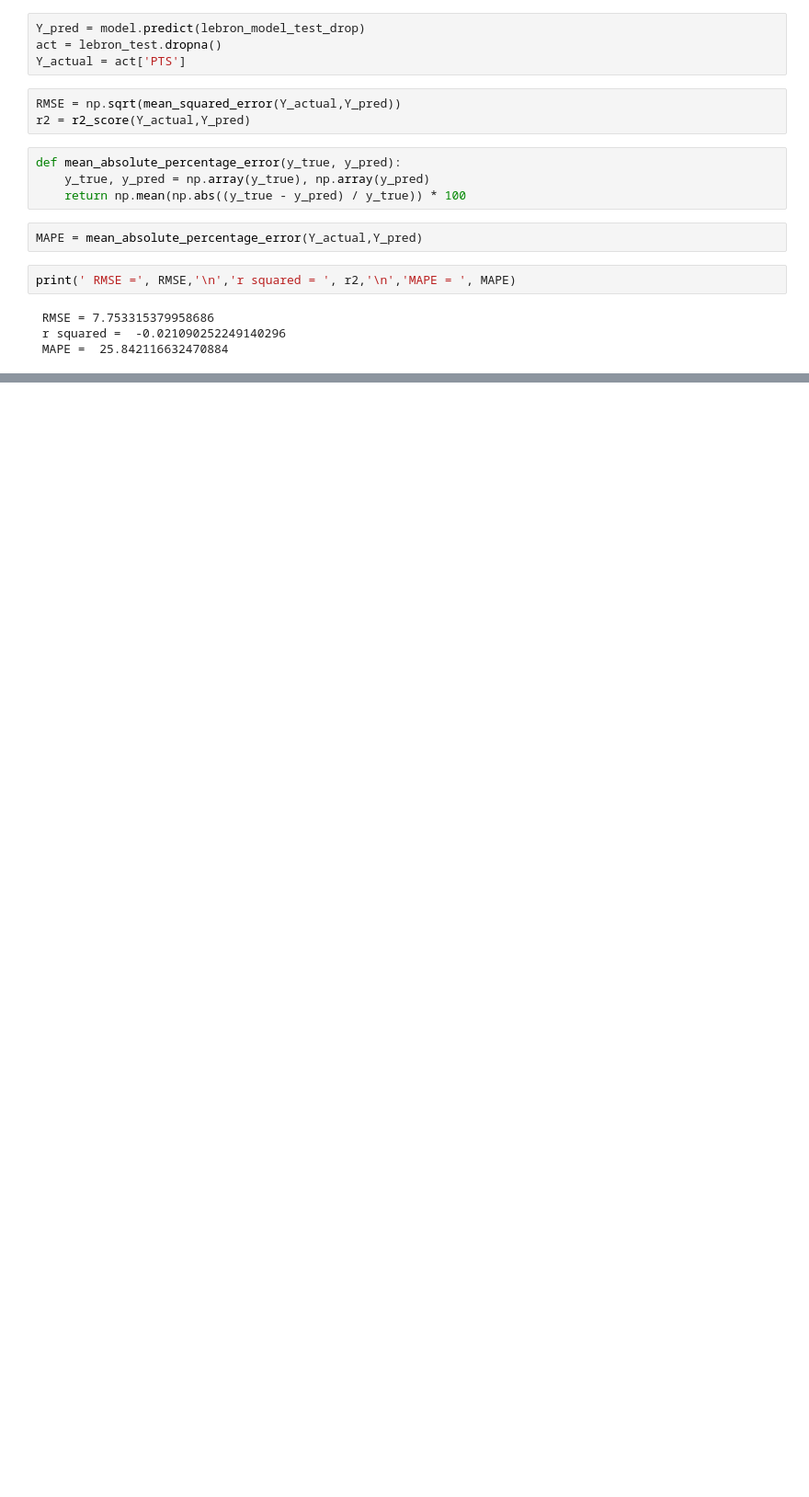
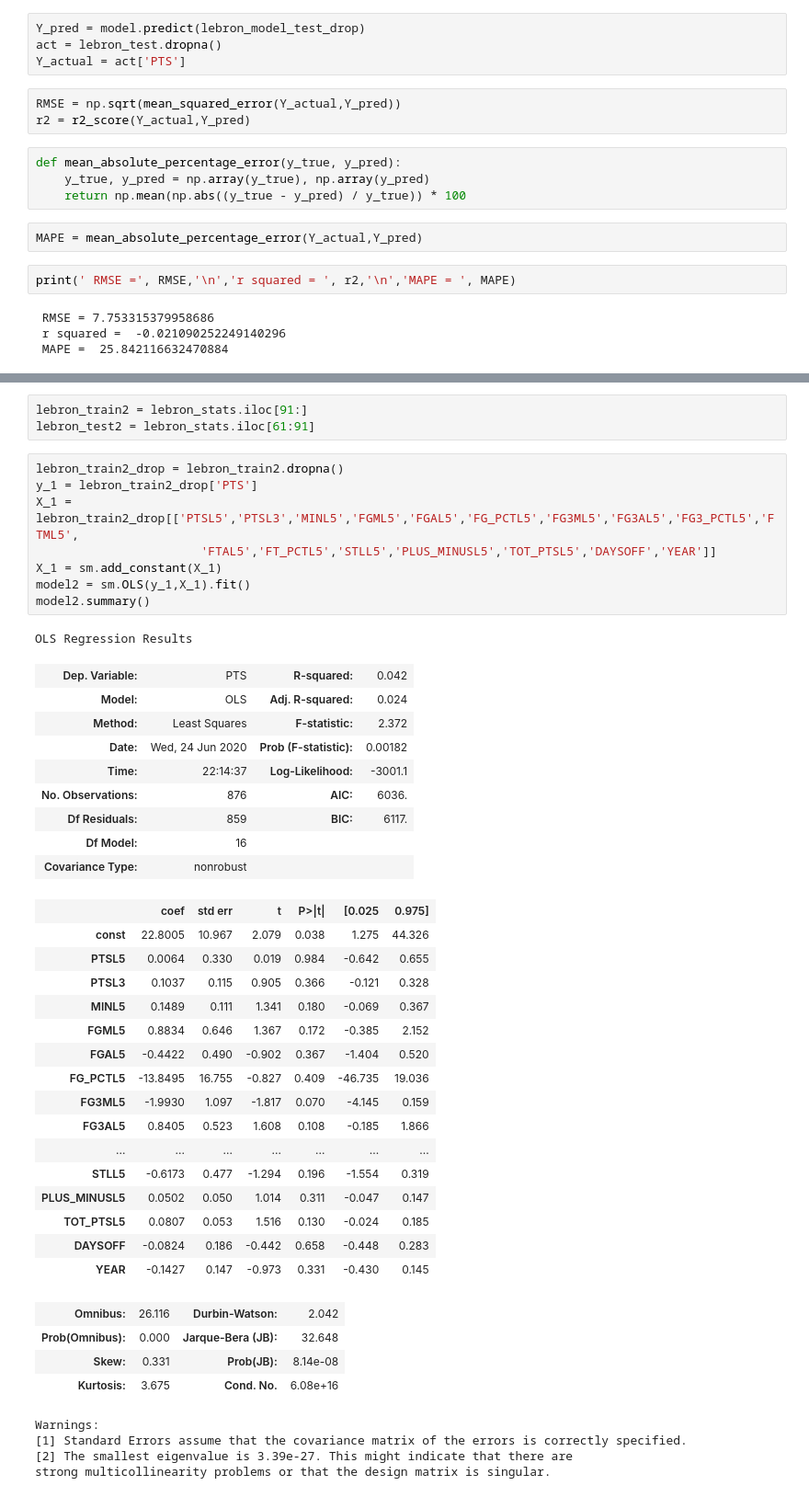
Before and after one commit to thabanenm/Capstone-Project-2, a Jupyter notebook: Capstone Project 2 - Baseline Modeling.ipynb, the cells around one changed output, grey strips where cells are left out. Shown at 92% size. Drawn from its saved outputs; the diff is of its cells as text; blank space fills up the shorter version.

```diff
--- a/Capstone Project 2 - Baseline Modeling.ipynb
+++ b/Capstone Project 2 - Baseline Modeling.ipynb
@@ -137,0 +162,46 @@ print(' RMSE =', RMSE,'\n','r squared = ', r2,'\n','MAPE = ', MAPE)
+# %%
+lebron_train2 = lebron_stats.iloc[91:]
+lebron_test2 = lebron_stats.iloc[61:91]
+# %%
+lebron_train2_drop = lebron_train2.dropna()
+y_1 = lebron_train2_drop['PTS']
+X_1 = lebron_train2_drop[['PTSL5','PTSL3','MINL5','FGML5','FGAL5','FG_PCTL5','FG3ML5','FG3AL5','FG3_PCTL5','FTML5',
+                       'FTAL5','FT_PCTL5','STLL5','PLUS_MINUSL5','TOT_PTSL5','DAYSOFF','YEAR']]
+X_1 = sm.add_constant(X_1)
+model2 = sm.OLS(y_1,X_1).fit()
+model2.summary()
+# %% [output]
+OLS Regression Results
+| Dep. Variable: | PTS | R-squared: | 0.042 |
+| Model: | OLS | Adj. R-squared: | 0.024 |
+| Method: | Least Squares | F-statistic: | 2.372 |
+| Date: | Wed, 24 Jun 2020 | Prob (F-statistic): | 0.00182 |
+| Time: | 22:14:37 | Log-Likelihood: | -3001.1 |
+| No. Observations: | 876 | AIC: | 6036. |
+| Df Residuals: | 859 | BIC: | 6117. |
+| Df Model: | 16 |  |  |
+| Covariance Type: | nonrobust |  |  |
+|  | coef | std err | t | P>|t| | [0.025 | 0.975] |
+| const | 22.8005 | 10.967 | 2.079 | 0.038 | 1.275 | 44.326 |
+| PTSL5 | 0.0064 | 0.330 | 0.019 | 0.984 | -0.642 | 0.655 |
+| PTSL3 | 0.1037 | 0.115 | 0.905 | 0.366 | -0.121 | 0.328 |
+| MINL5 | 0.1489 | 0.111 | 1.341 | 0.180 | -0.069 | 0.367 |
+| FGML5 | 0.8834 | 0.646 | 1.367 | 0.172 | -0.385 | 2.152 |
+| FGAL5 | -0.4422 | 0.490 | -0.902 | 0.367 | -1.404 | 0.520 |
+| FG_PCTL5 | -13.8495 | 16.755 | -0.827 | 0.409 | -46.735 | 19.036 |
+| FG3ML5 | -1.9930 | 1.097 | -1.817 | 0.070 | -4.145 | 0.159 |
+| FG3AL5 | 0.8405 | 0.523 | 1.608 | 0.108 | -0.185 | 1.866 |
+| ... | ... | ... | ... | ... | ... | ... |
+| STLL5 | -0.6173 | 0.477 | -1.294 | 0.196 | -1.554 | 0.319 |
+| PLUS_MINUSL5 | 0.0502 | 0.050 | 1.014 | 0.311 | -0.047 | 0.147 |
+| TOT_PTSL5 | 0.0807 | 0.053 | 1.516 | 0.130 | -0.024 | 0.185 |
+| DAYSOFF | -0.0824 | 0.186 | -0.442 | 0.658 | -0.448 | 0.283 |
+| YEAR | -0.1427 | 0.147 | -0.973 | 0.331 | -0.430 | 0.145 |
+| Omnibus: | 26.116 | Durbin-Watson: | 2.042 |
+| Prob(Omnibus): | 0.000 | Jarque-Bera (JB): | 32.648 |
+| Skew: | 0.331 | Prob(JB): | 8.14e-08 |
+| Kurtosis: | 3.675 | Cond. No. | 6.08e+16 |
+Warnings:
+[1] Standard Errors assume that the covariance matrix of the errors is correctly specified.
+[2] The smallest eigenvalue is 3.39e-27. This might indicate that there are
+strong multicollinearity problems or that the design matrix is singular.
```
Also changed, not shown: parts of 29 cells of this notebook, 1 other file.
